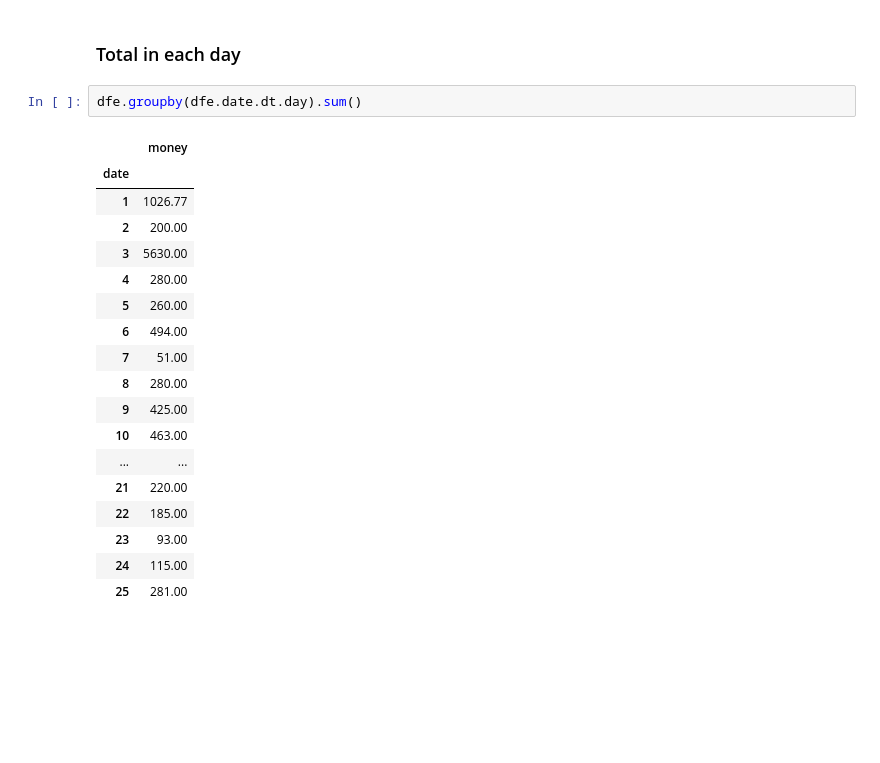
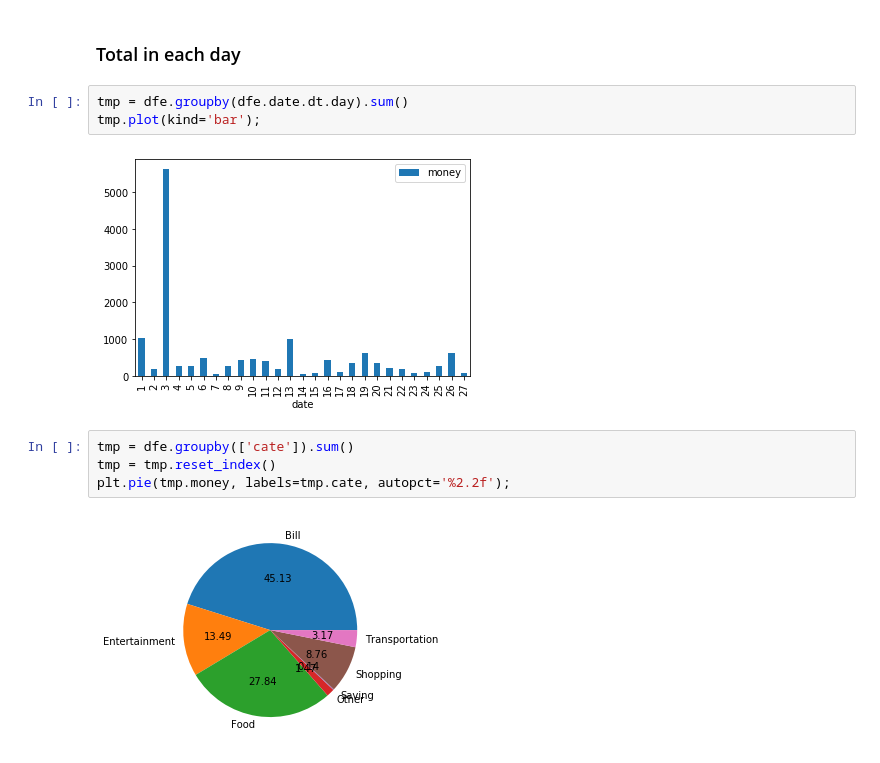
Before and after one commit to jakkritsonsanit/ChatBotExpenses, a Jupyter notebook: CollectData.ipynb, the cells around one changed output. Saved outputs shown, nothing was run; the diff lists cells and outputs as text; blank space fills up the shorter version.

```diff
--- a/CollectData.ipynb
+++ b/CollectData.ipynb
@@ -229,23 +232,13 @@ Enter number of category 2
 # %% [markdown]
 ### Total in each day
 # %%
-dfe.groupby(dfe.date.dt.day).sum()
+tmp = dfe.groupby(dfe.date.dt.day).sum()
+tmp.plot(kind='bar');
 # %% [output]
-|  | money |
-| date |  |
-| 1 | 1026.77 |
-| 2 | 200.00 |
-| 3 | 5630.00 |
-| 4 | 280.00 |
-| 5 | 260.00 |
-| 6 | 494.00 |
-| 7 | 51.00 |
-| 8 | 280.00 |
-| 9 | 425.00 |
-| 10 | 463.00 |
-| ... | ... |
-| 21 | 220.00 |
-| 22 | 185.00 |
-| 23 | 93.00 |
-| 24 | 115.00 |
-| 25 | 281.00 |
+[figure, added]
+# %%
+tmp = dfe.groupby(['cate']).sum()
+tmp = tmp.reset_index()
+plt.pie(tmp.money, labels=tmp.cate, autopct='%2.2f');
+# %% [output]
+[figure, added]
```
Also changed, not shown: parts of 9 cells of this notebook, 1 other file.
